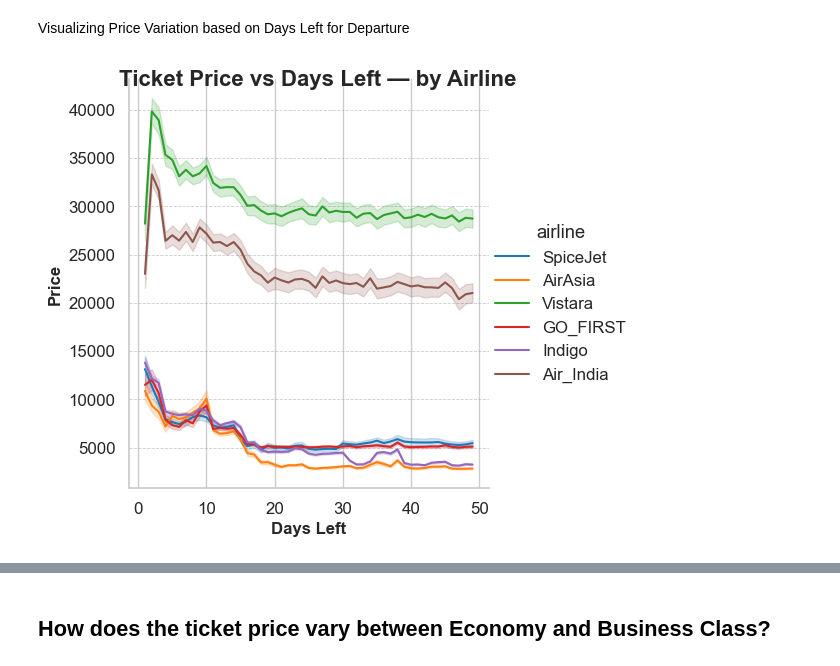
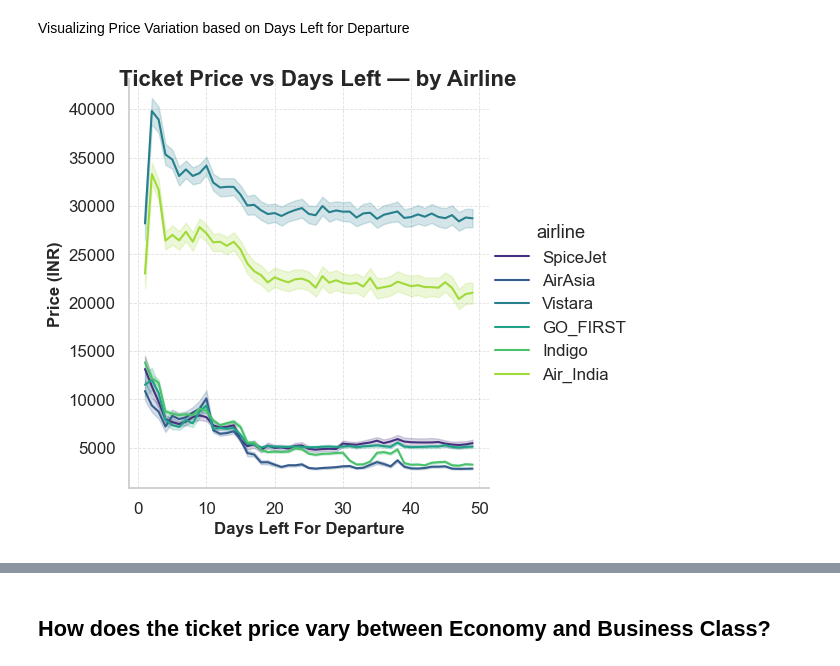
Before and after one commit to soumojit-dev/Airlines-Flight-Analysis, a Jupyter notebook: analysis.ipynb, the cells around one changed output, grey strips where cells are left out. Cells and saved outputs as stored; diff of their text form; code cells hidden in the pictures.

```diff
--- a/analysis.ipynb
+++ b/analysis.ipynb
@@ -416,15 +476,14 @@ Visualizing Price Variation based on Source and Destination City
 sns.set_theme(style="whitegrid", font_scale=1.1)
 plt.figure(figsize=(16,4))
 
-p = sns.relplot(data = df, x = 'destination_city', y = 'price', col = 'source_city', kind = 'line', hue='airline', palette='viridis')
+p = sns.relplot(data = df, x = 'destination_city', y = 'price', col = 'source_city', kind = 'line', color = '#ae282c')
 p.set_xticklabels(rotation = 45, ha='right')
-p.set_axis_labels("Destination City", "Price", fontsize = 12, fontweight = 'bold')
+p.set_axis_labels("Destination City", "Price (INR)", fontsize = 12, fontweight = 'bold')
 p.fig.suptitle("Price Variations Between Source and Destination Cities", y = 1.03, fontsize = 20, fontweight = 'bold')
 for ax in p.axes.flat:
-    ax.grid(axis="y", alpha=0.6, linestyle= '--', color = 'black')
-    ax.grid(axis="x", alpha=0.3, linestyle= '--', color = 'black')
+    ax.grid(axis="y", alpha=0.4, linestyle= '--', color = 'grey')
+    ax.grid(axis="x", alpha=0.4, linestyle= '--', color = 'grey')
 
-p._legend.set_title('Airline')
 
 plt.show()
 # %% [output]
@@ -476,14 +547,14 @@ Name: price, dtype: float64
 Visualizing Price Variation based on Days Left for Departure
 # %%
 # plotting
-t = sns.relplot(data = df, x = 'days_left', y = 'price', kind = 'line', palette = 'tab10', hue = 'airline')
+t = sns.relplot(data = df, x = 'days_left', y = 'price', kind = 'line', palette = 'viridis', hue = 'airline')
 t.fig.suptitle("Ticket Price vs Days Left — by Airline", fontsize=16, fontweight="bold")
-t.set_axis_labels('Days Left', 'Price', fontsize = 12, fontweight = 'semibold')
+t.set_axis_labels('Days Left For Departure', 'Price (INR)', fontsize = 12, fontweight = 'semibold')
 
 for ax in t.axes.flat:
-    ax.grid(axis = 'y', linestyle = '--', linewidth = 0.6, alpha = 0.5, color = '#999999')
-    ax.grid(axis = 'y', linestyle = '--', linewidth = 0.6, alpha = 0.5, color = '#999999')
+    ax.grid(axis = 'y', linestyle = '--', linewidth = 0.6, alpha = 0.3, color = '#999999')
+    ax.grid(axis = 'x', linestyle = '--', linewidth = 0.6, alpha = 0.3, color = '#999999')
 
 plt.show()
 # %% [output]
-[figure, old version]
+[figure, new version]
```
Also changed, not shown: parts of 23 cells of this notebook.
